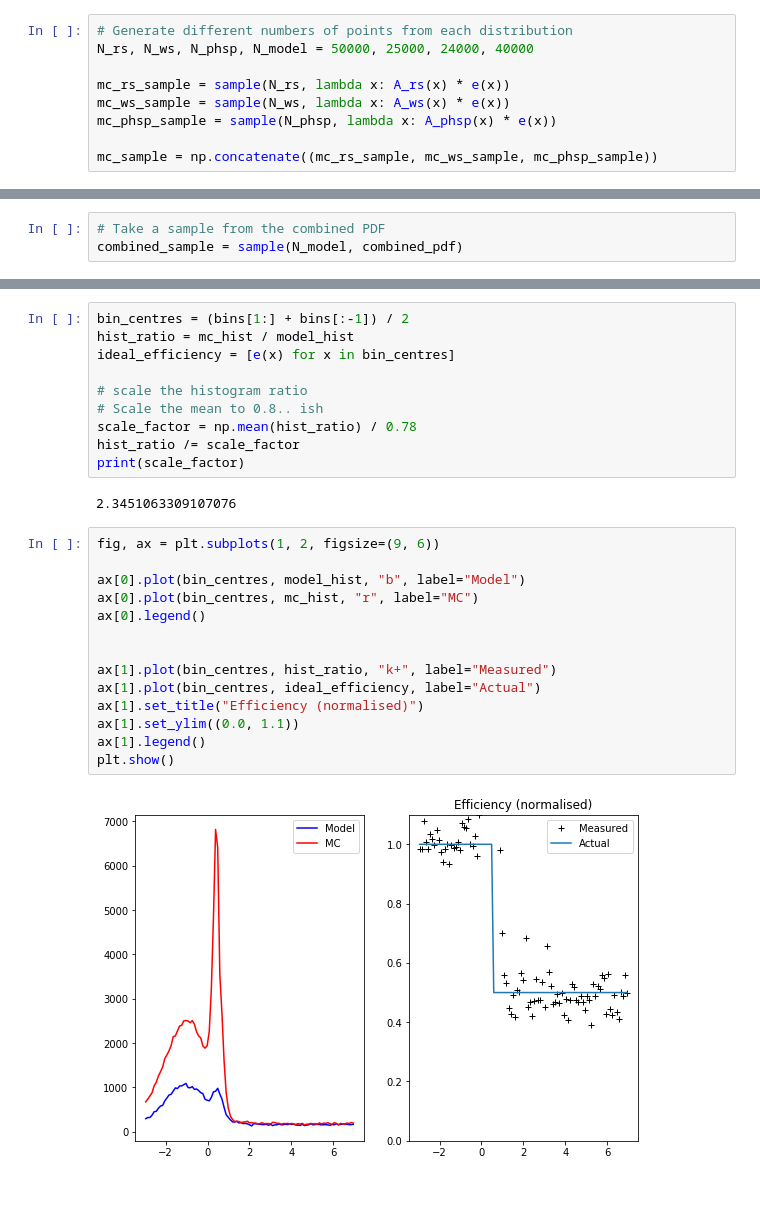
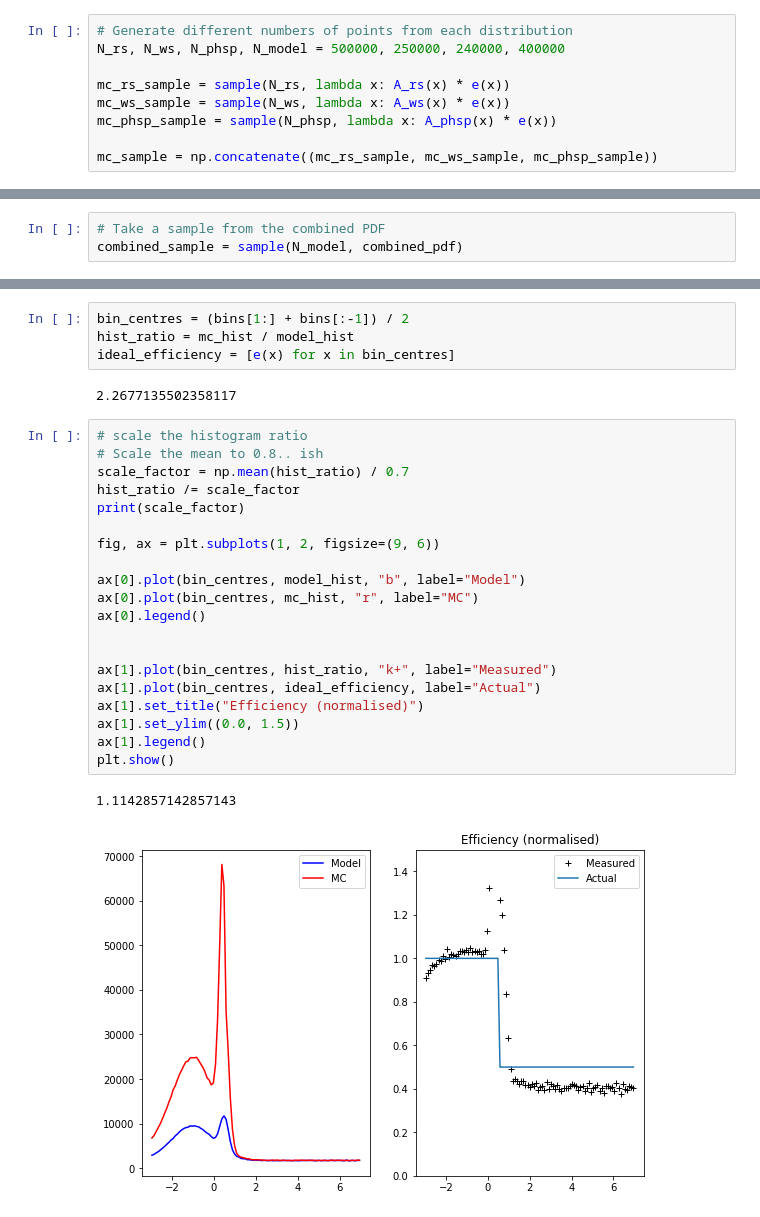
Before and after one commit to richard-lane/addPdfs, a Jupyter notebook: efficiency_toy.ipynb, the cells around one changed output, grey strips where cells are left out. Drawn from its saved outputs; the diff is of its cells as text.

```diff
--- a/efficiency_toy.ipynb
+++ b/efficiency_toy.ipynb
@@ -92,7 +92,7 @@ plt.show()
 [figure]
 # %%
 # Generate different numbers of points from each distribution
-N_rs, N_ws, N_phsp, N_model = 50000, 25000, 24000, 40000
+N_rs, N_ws, N_phsp, N_model = 500000, 250000, 240000, 400000
 
 mc_rs_sample = sample(N_rs, lambda x: A_rs(x) * e(x))
 mc_ws_sample = sample(N_ws, lambda x: A_ws(x) * e(x))
@@ -168,27 +168,28 @@ plt.show()
 bin_centres = (bins[1:] + bins[:-1]) / 2
 hist_ratio = mc_hist / model_hist
 ideal_efficiency = [e(x) for x in bin_centres]
-
-# scale the histogram ratio
-# Scale the mean to 0.8.. ish
-scale_factor = np.mean(hist_ratio) / 0.78
-hist_ratio /= scale_factor
-print(scale_factor)
 # %% [output]
-2.3451063309107076
+2.2677135502358117
 # %%
+# scale the histogram ratio
+# Scale the mean to 0.8.. ish
+scale_factor = np.mean(hist_ratio) / 0.7
+hist_ratio /= scale_factor
+print(scale_factor)
+
 fig, ax = plt.subplots(1, 2, figsize=(9, 6))
 
 ax[0].plot(bin_centres, model_hist, "b", label="Model")
 ax[0].plot(bin_centres, mc_hist, "r", label="MC")
 ax[0].legend()
 
 
 ax[1].plot(bin_centres, hist_ratio, "k+", label="Measured")
 ax[1].plot(bin_centres, ideal_efficiency, label="Actual")
 ax[1].set_title("Efficiency (normalised)")
-ax[1].set_ylim((0.0, 1.1))
+ax[1].set_ylim((0.0, 1.5))
 ax[1].legend()
 plt.show()
 # %% [output]
+1.1142857142857143
-[figure, old version]
+[figure, new version]
```
Also changed, not shown: parts of 3 cells of this notebook.
